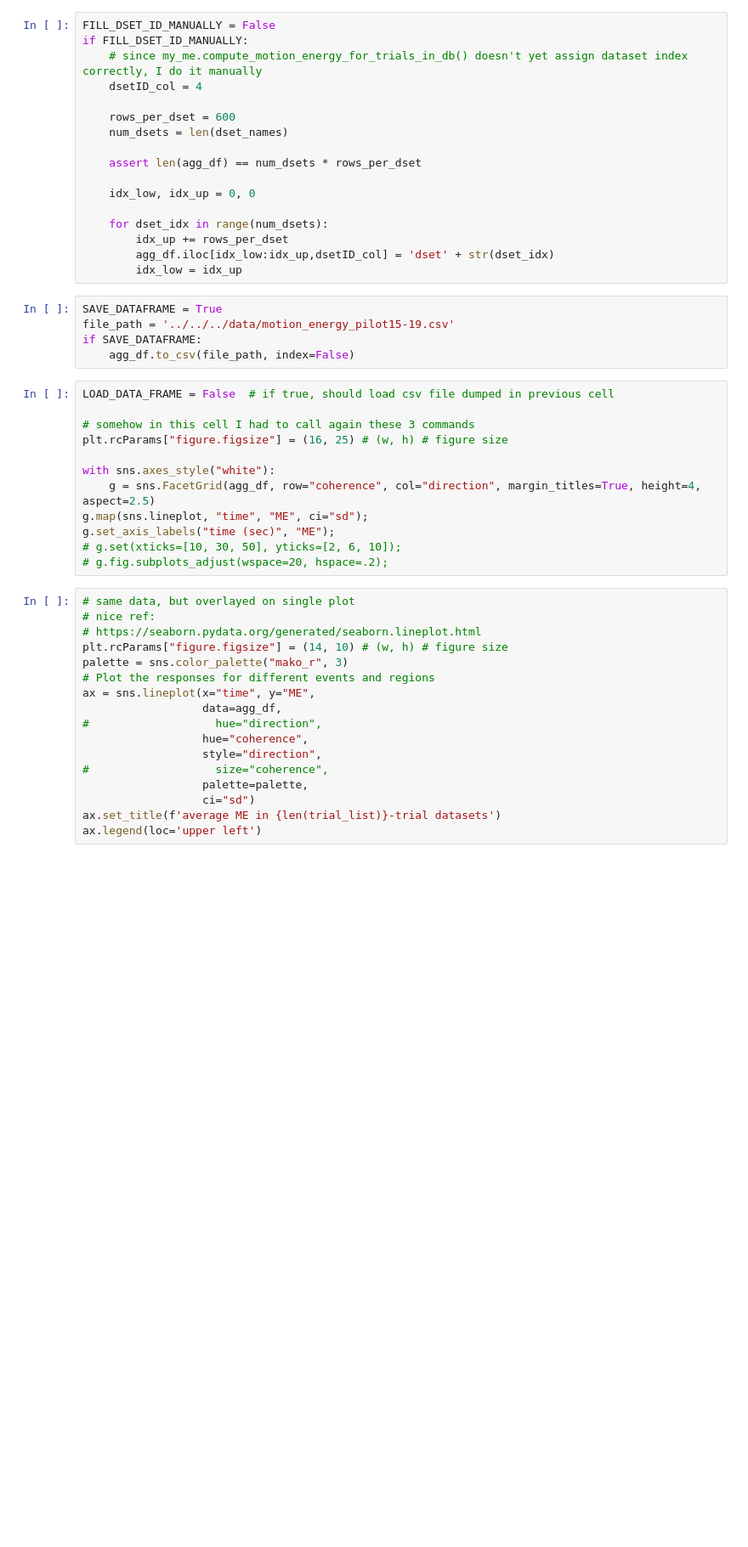
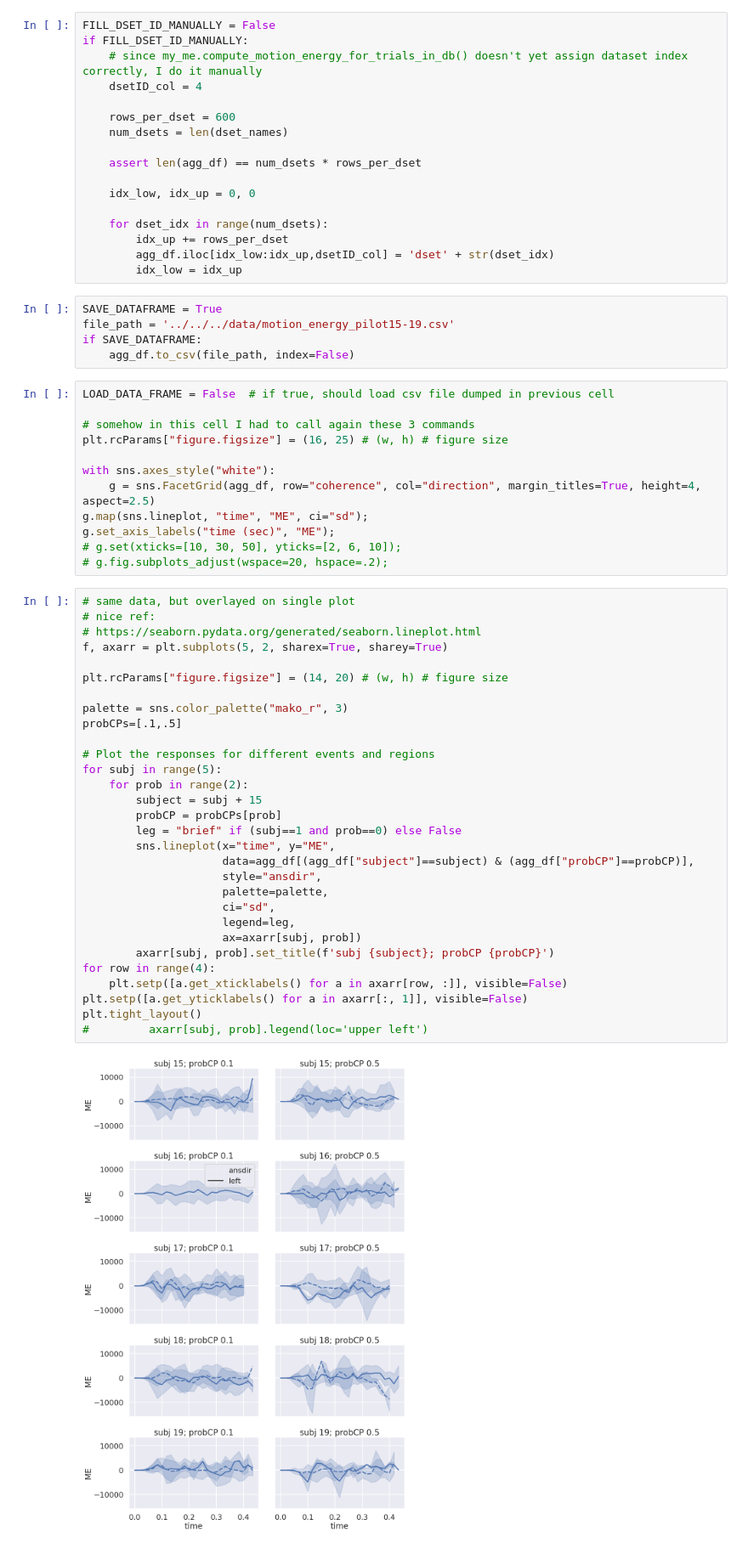
Before and after one commit to aernesto/motion_energy_Adrian, a Jupyter notebook: Python/notebooks/Apply Kiani's filters to dots_db stimuli.ipynb, the cells around one changed output. Shown at 85% size. Cells and saved outputs as stored; diff of their text form; blank space fills up the shorter version.

Commit message:
first plot of ME for dots 15-19

```diff
--- a/Python/notebooks/Apply Kiani's filters to dots_db stimuli.ipynb
+++ b/Python/notebooks/Apply Kiani's filters to dots_db stimuli.ipynb
@@ -373,17 +425,32 @@ g.set_axis_labels("time (sec)", "ME");
 # %%
 # same data, but overlayed on single plot
 # nice ref:
 # https://seaborn.pydata.org/generated/seaborn.lineplot.html
-plt.rcParams["figure.figsize"] = (14, 10) # (w, h) # figure size
+f, axarr = plt.subplots(5, 2, sharex=True, sharey=True)
+
+plt.rcParams["figure.figsize"] = (14, 20) # (w, h) # figure size
+
 palette = sns.color_palette("mako_r", 3)
+probCPs=[.1,.5]
+
 # Plot the responses for different events and regions
-ax = sns.lineplot(x="time", y="ME",
-                  data=agg_df,
-#                   hue="direction",
-                  hue="coherence",
-                  style="direction",
-#                   size="coherence",
-                  palette=palette,
-                  ci="sd")
-ax.set_title(f'average ME in {len(trial_list)}-trial datasets')
-ax.legend(loc='upper left')
+for subj in range(5):
+    for prob in range(2):
+        subject = subj + 15
+        probCP = probCPs[prob]
+        leg = "brief" if (subj==1 and prob==0) else False
+        sns.lineplot(x="time", y="ME",
+                     data=agg_df[(agg_df["subject"]==subject) & (agg_df["probCP"]==probCP)],
+                     style="ansdir",
+                     palette=palette,
+                     ci="sd",
+                     legend=leg,
+                     ax=axarr[subj, prob])
+        axarr[subj, prob].set_title(f'subj {subject}; probCP {probCP}')
+for row in range(4):
+    plt.setp([a.get_xticklabels() for a in axarr[row, :]], visible=False)
+plt.setp([a.get_yticklabels() for a in axarr[:, 1]], visible=False)
+plt.tight_layout()
+#         axarr[subj, prob].legend(loc='upper left')
+# %% [output]
+[figure, added]
```
Also changed, not shown: parts of 11 cells of this notebook.
